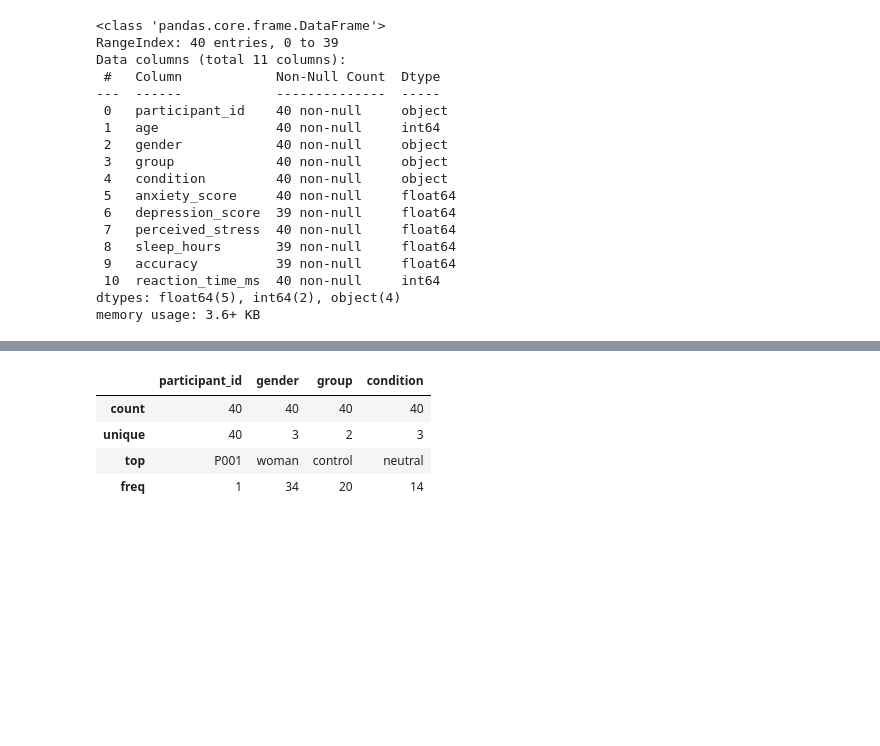
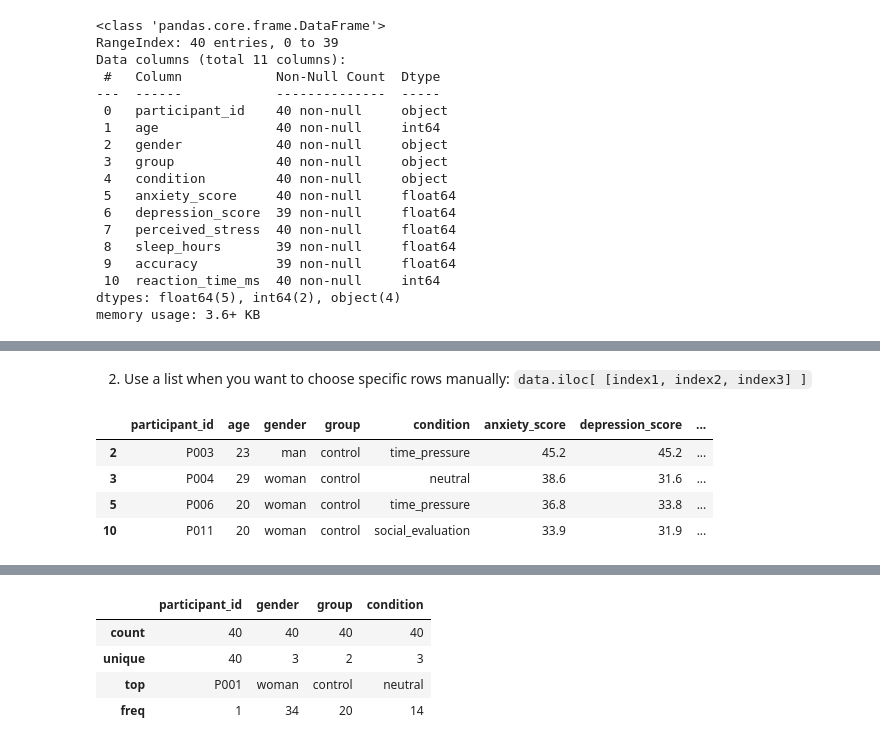
Before and after one commit to shecodespsy/SheCodesPsy-2026, a Jupyter notebook: S3-data-analysis/Analyzing_data.ipynb, the cells around one changed output, grey strips where cells are left out. Drawn from its saved outputs; the diff is of its cells as text; code cells hidden in the pictures; blank space fills up the shorter version.

```diff
--- a/S3-data-analysis/Analyzing_data.ipynb
+++ b/S3-data-analysis/Analyzing_data.ipynb
@@ -134,0 +234,11 @@ memory usage: 3.6+ KB
+# %% [markdown]
+2) Use a list when you want to choose specific rows manually: `data.iloc[ [index1, index2, index3] ]`
+# %%
+# print a selected list of rows
+data.iloc[[2,3,5,10]]
+# %% [output]
+|  | participant_id | age | gender | group | condition | anxiety_score | depression_score | ... |
+| 2 | P003 | 23 | man | control | time_pressure | 45.2 | 45.2 | ... |
+| 3 | P004 | 29 | woman | control | neutral | 38.6 | 31.6 | ... |
+| 5 | P006 | 20 | woman | control | time_pressure | 36.8 | 33.8 | ... |
+| 10 | P011 | 20 | woman | control | social_evaluation | 33.9 | 31.9 | ... |
```
Also changed, not shown: parts of 31 cells of this notebook.
